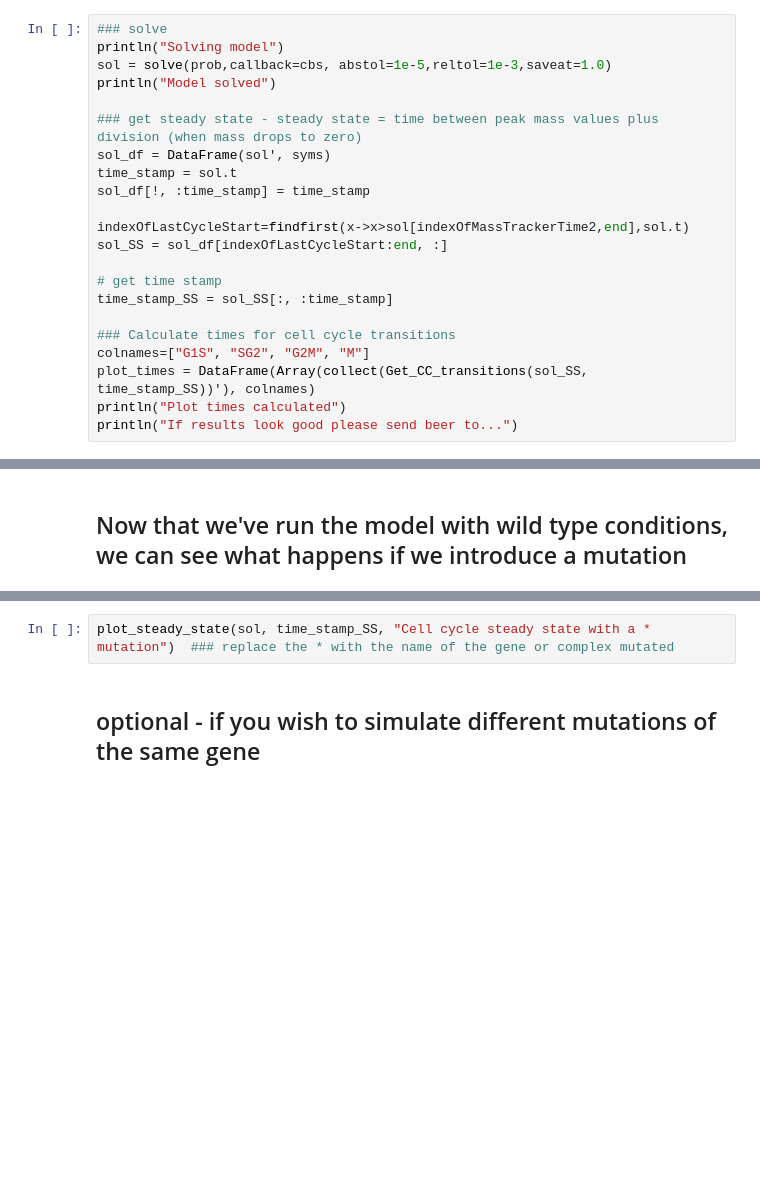
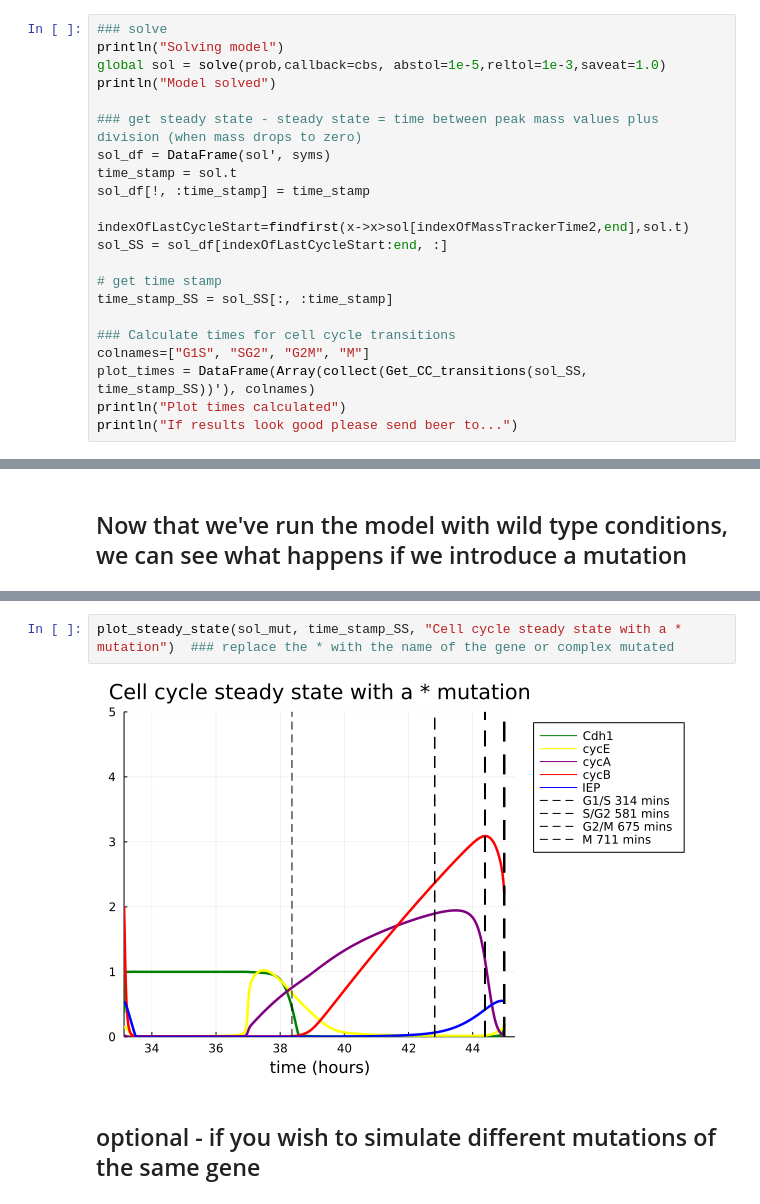
Before and after one commit to SiFTW/MitchellLabTeachingCancer, a Jupyter notebook: Cell_cycle_PS-single_mod-SSC.ipynb, the cells around one changed output, grey strips where cells are left out. Cells and saved outputs as stored; diff of their text form; blank space fills up the shorter version.

```diff
--- a/Cell_cycle_PS-single_mod-SSC.ipynb
+++ b/Cell_cycle_PS-single_mod-SSC.ipynb
@@ -307,7 +354,7 @@ paramNames = Dict("k1_16" => "ERG_deg", "k1_30" => "CycA_deg", "k1_25R" => "p27_
 # %%
 ### solve
 println("Solving model")
-sol = solve(prob,callback=cbs, abstol=1e-5,reltol=1e-3,saveat=1.0)
+global sol = solve(prob,callback=cbs, abstol=1e-5,reltol=1e-3,saveat=1.0)
 println("Model solved")
 
 ### get steady state - steady state = time between peak mass values plus division (when mass drops to zero)
@@ -415,5 +488,7 @@ sim_mut(***insert parameter name here***)
 # %%
-plot_steady_state(sol, time_stamp_SS, "Cell cycle steady state with a * mutation")  ### replace the * with the name of the gene or complex mutated
+plot_steady_state(sol_mut, time_stamp_SS, "Cell cycle steady state with a * mutation")  ### replace the * with the name of the gene or complex mutated
+# %% [output]
+[figure, added]
 # %% [markdown]
 ## optional - if you wish to simulate different mutations of the same gene
 # %%
```
Also changed, not shown: parts of 16 cells of this notebook.
